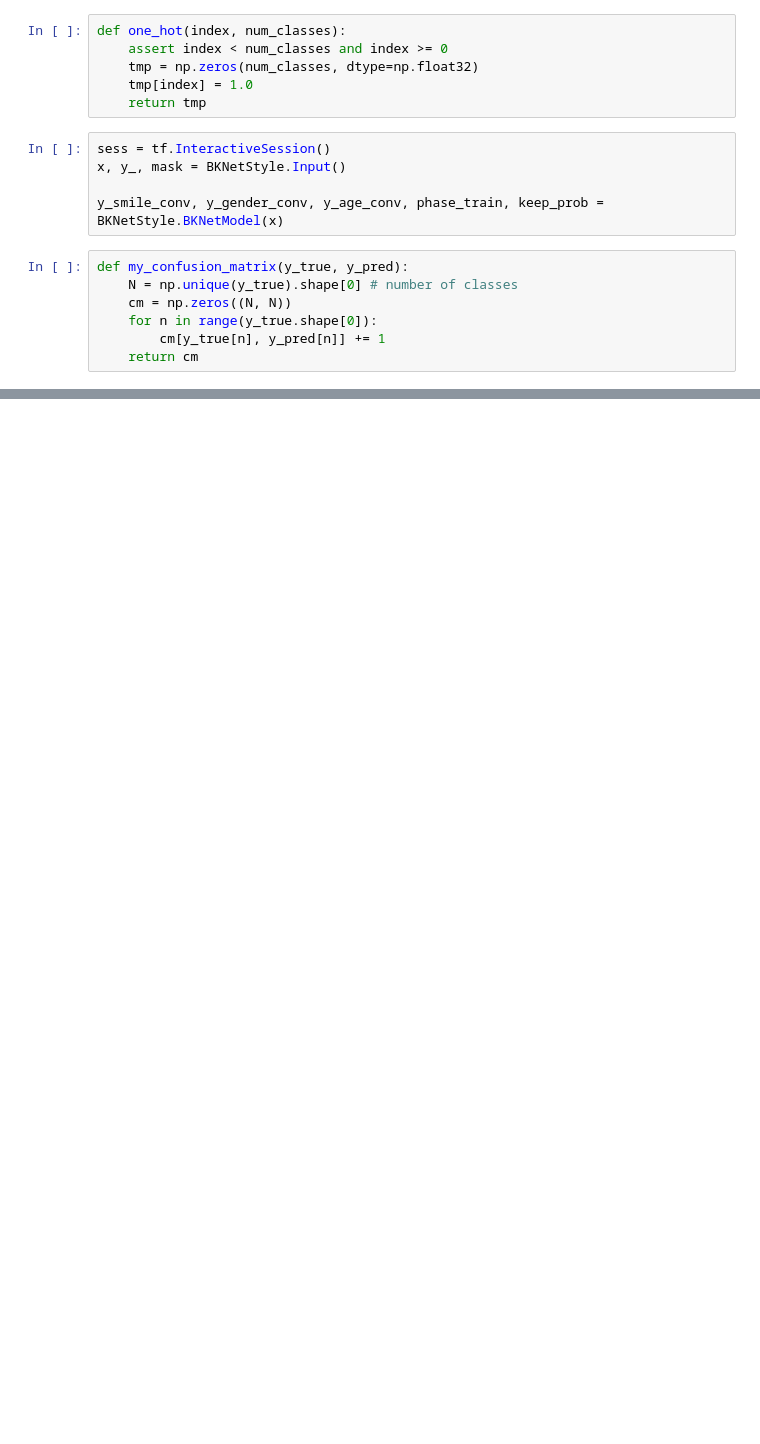
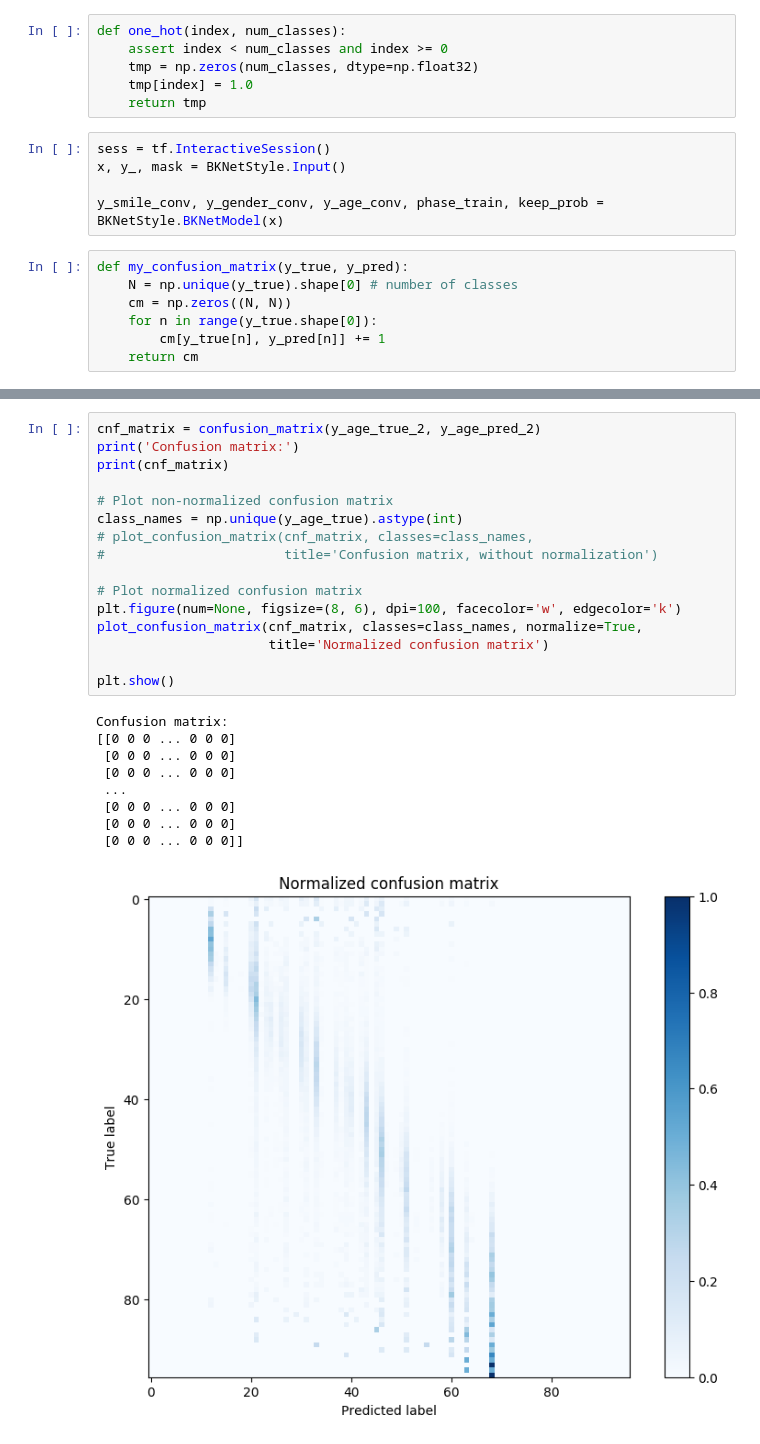
Before and after one commit to truongnmt/multi-task-learning, a Jupyter notebook: evaluate2.ipynb, the cells around one changed output, grey strips where cells are left out. Cells and saved outputs as stored; diff of their text form; blank space fills up the shorter version.

```diff
--- a/evaluate2.ipynb
+++ b/evaluate2.ipynb
@@ -277,0 +296,26 @@ plt.show()
+# %%
+cnf_matrix = confusion_matrix(y_age_true_2, y_age_pred_2)
+print('Confusion matrix:')
+print(cnf_matrix)
+
+# Plot non-normalized confusion matrix
+class_names = np.unique(y_age_true).astype(int)
+# plot_confusion_matrix(cnf_matrix, classes=class_names,
+#                       title='Confusion matrix, without normalization')
+
+# Plot normalized confusion matrix
+plt.figure(num=None, figsize=(8, 6), dpi=100, facecolor='w', edgecolor='k')
+plot_confusion_matrix(cnf_matrix, classes=class_names, normalize=True,
+                      title='Normalized confusion matrix')
+
+plt.show()
+# %% [output]
+Confusion matrix:
+[[0 0 0 ... 0 0 0]
+ [0 0 0 ... 0 0 0]
+ [0 0 0 ... 0 0 0]
+ ...
+ [0 0 0 ... 0 0 0]
+ [0 0 0 ... 0 0 0]
+ [0 0 0 ... 0 0 0]]
+[figure, added]
```
Also changed, not shown: parts of 13 cells of this notebook, 27 other files.
